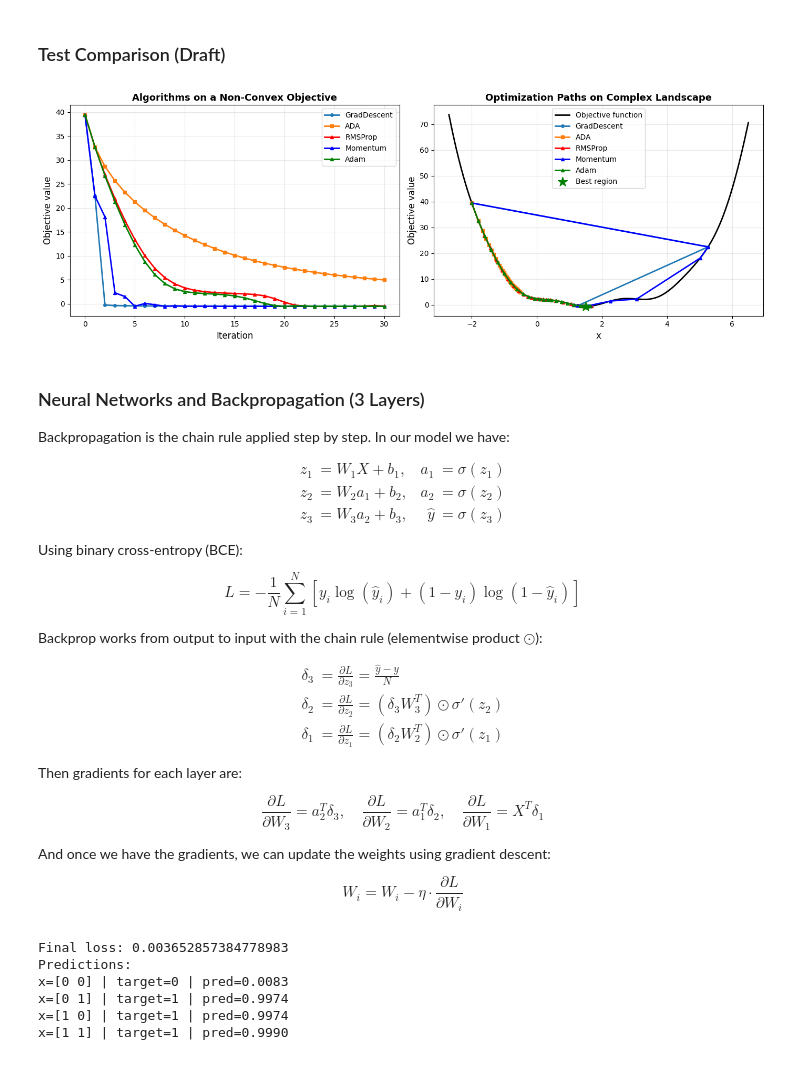
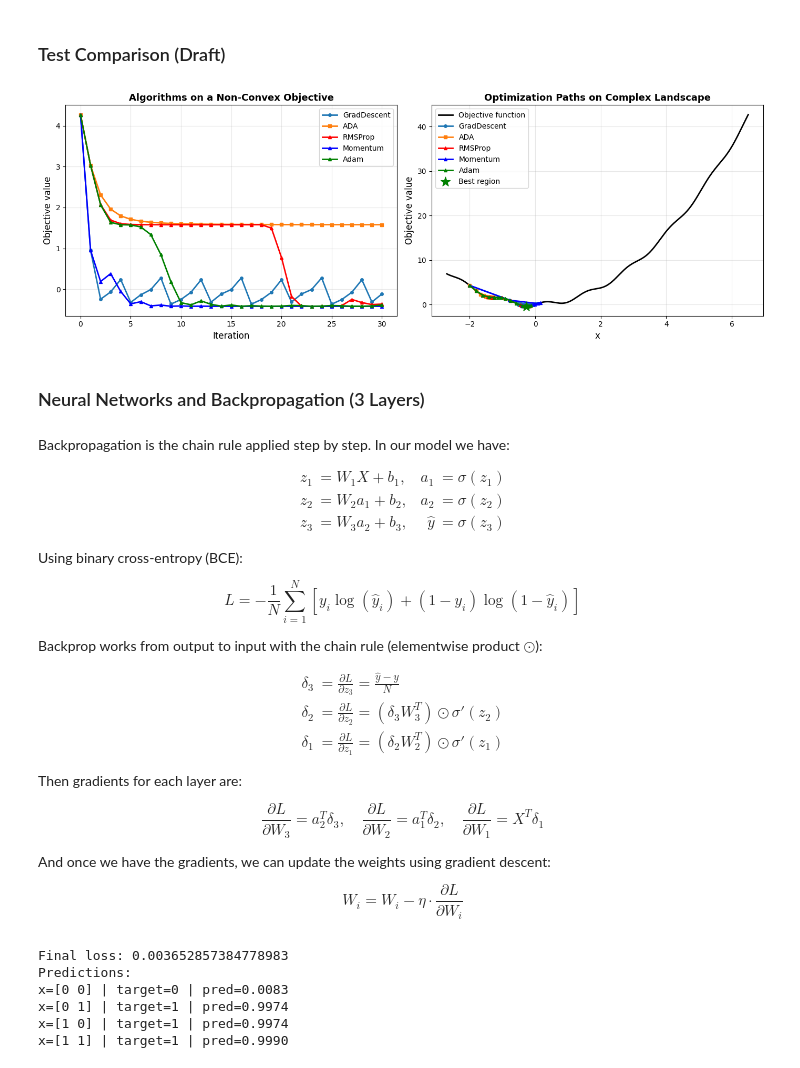
Before and after one commit to John-Popovici/ML-optimization-lecture, a Jupyter notebook: optimization_full.ipynb, the cells around one changed output. Cells and saved outputs as stored; diff of their text form; code cells hidden in the pictures.

```diff
--- a/optimization_full.ipynb
+++ b/optimization_full.ipynb
@@ -196,8 +201,6 @@ def interactive_optimizer_plot(
 # %%
-# Function: f(x) = 0.15*(x - 2)^4 + 1*sin(3x) + 0.2*x^2
 def loss_function(x):
-    return 0.15 * (x - 2) ** 4 + 1 * np.sin(3 * x) + 0.2 * x**2
+    return x**2 + 0.5*np.sin(5*x)
 
-# Derivative: f'(x) = 0.6*(x - 2)^3 + 3*cos(3x) + 0.4*x
 def gradient(x):
-    return 0.6 * (x - 2) ** 3 + 3 * np.cos(3 * x) + 0.4 * x
+    return 2*x + 2.5*np.cos(5*x)
@@ -738,11 +734,11 @@ interactive(children=(FloatSlider(value=0.3, continuous_update=False, descriptio
 # Learning rates
 learning_rate = 0.2
 
-positions_gd, losses_gd = gradient_descent(learning_rate)
-positions_ada, losses_ada = ada_grad(learning_rate)
-positions_rmsp, losses_rsmp = RMSProp(learning_rate)
-positions_momentum, losses_momentum = momentum(learning_rate)
-positions_adam, losses_adam = adam(learning_rate)
+positions_gd, losses_gd = gradient_descent(learning_rate, loss_function=loss_function, gradient=gradient)
+positions_ada, losses_ada = ada_grad(learning_rate, loss_function=loss_function, gradient=gradient)
+positions_rmsp, losses_rsmp = RMSProp(learning_rate, loss_function=loss_function, gradient=gradient)
+positions_momentum, losses_momentum = momentum(learning_rate, loss_function=loss_function, gradient=gradient)
+positions_adam, losses_adam = adam(learning_rate, loss_function=loss_function, gradient=gradient)
 
 # Plotting
 fig, axes = plt.subplots(1, 2, figsize=(14, 5))
@@ -758,37 +754,37 @@ axes[0].plot(iterations, losses_adam, '^-', label=f'Adam', linewidth=2, markersi
 
 axes[0].set_xlabel('Iteration', fontsize=12)
 axes[0].set_ylabel('Objective value', fontsize=12)
 axes[0].set_title('Algorithms on a Non-Convex Objective', fontsize=13, fontweight='bold')
 axes[0].legend()
 axes[0].grid(True, alpha=0.3)
 
 
 # Plot 2: Optimization paths on the landscape
 x_range = np.linspace(-2.7, 6.5, 600)
 y_range = loss_function(x_range)
 axes[1].plot(x_range, y_range, 'k-', linewidth=2, label='Objective function')
 axes[1].plot(positions_gd, losses_gd, 'o-', label=f'GradDescent', linewidth=2, markersize=4)
 axes[1].plot(positions_ada, losses_ada, 's-', label=f'ADA', linewidth=2, markersize=4)
 axes[1].plot(positions_rmsp, losses_rsmp, '^-', label=f'RMSProp', linewidth=2, markersize=4, color='red')
 axes[1].plot(positions_momentum, losses_momentum, '^-', label=f'Momentum', linewidth=2, markersize=4, color='blue')
 axes[1].plot(positions_adam, losses_adam, '^-', label=f'Adam', linewidth=2, markersize=4, color='green')
 
 best_idx = np.argmin(y_range) # Mark an optimal value
 axes[1].scatter([x_range[best_idx]], [y_range[best_idx]], color='green', s=180, marker='*', label='Best region', zorder=5)
 
 axes[1].set_xlabel('x', fontsize=12)
 axes[1].set_ylabel('Objective value', fontsize=12)
 axes[1].set_title('Optimization Paths on Complex Landscape', fontsize=13, fontweight='bold')
 axes[1].legend()
 axes[1].grid(True, alpha=0.3)
 
 plt.tight_layout()
 plt.show()
 # %% [output]
-[figure, old version]
+[figure, new version]
+# %% [markdown]
+### Neural Networks and Backpropagation (3 Layers)
 # %% [markdown]
-### Neural Networks and Backpropagation (3 Layers)
-
 Backpropagation is the chain rule applied step by step.
 In our model we have:
 
```
Also changed, not shown: parts of 19 cells of this notebook, 1 other file.
